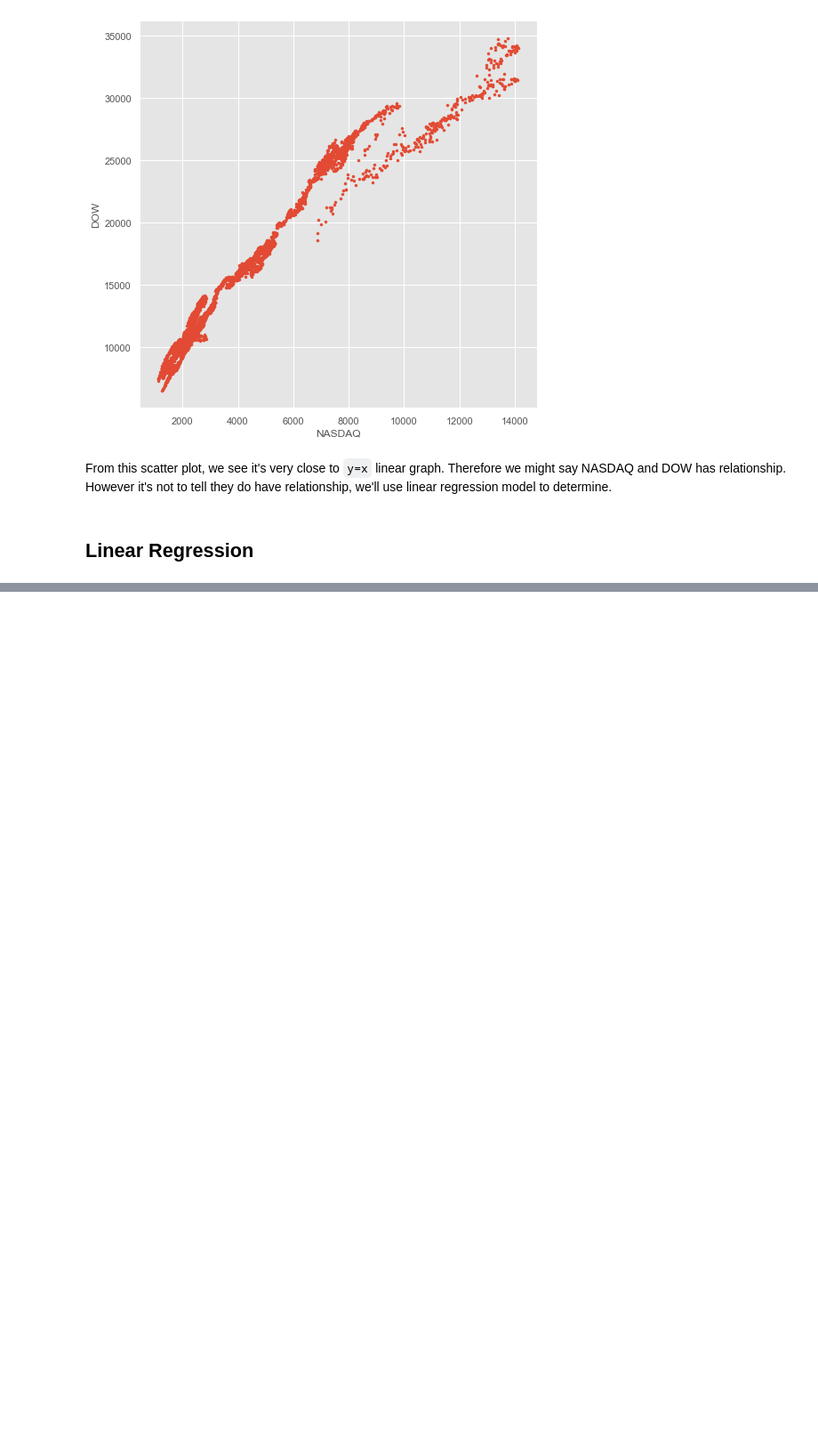
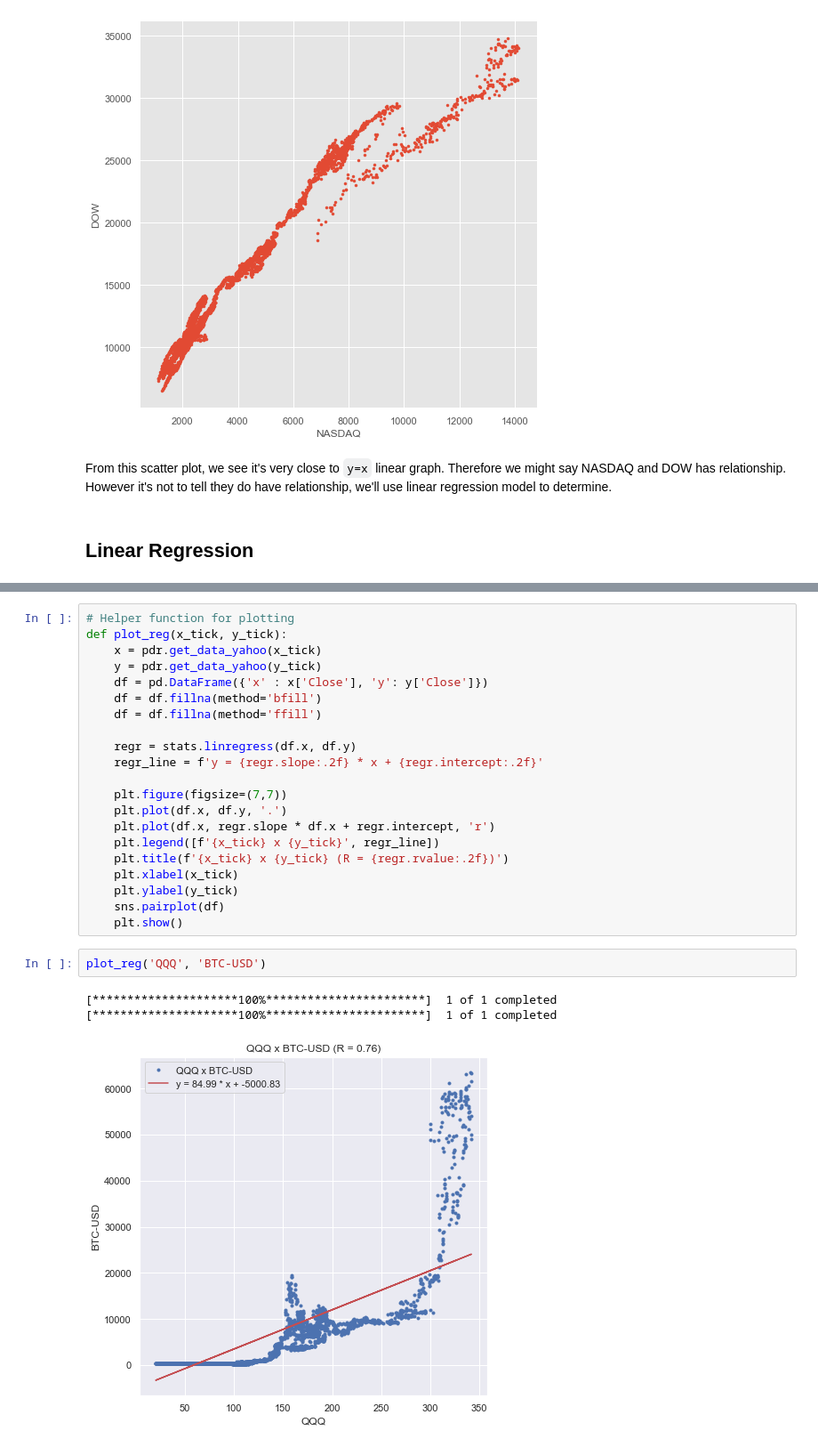
Before and after one commit to Rsych/Finance-Portfolio-Maker, a Jupyter notebook: Financial data analysis with Pandas and Yfinance.ipynb, the cells around one changed output, grey strips where cells are left out. Shown: that part at 89% size. Drawn from its saved outputs; the diff is of its cells as text; blank space fills up the shorter version.

```diff
--- a/Financial data analysis with Pandas and Yfinance.ipynb
+++ b/Financial data analysis with Pandas and Yfinance.ipynb
@@ -266,0 +349,27 @@ From this scatter plot, we see it's very close to `y=x` linear graph. Therefore
+# %%
+# Helper function for plotting
+def plot_reg(x_tick, y_tick):
+    x = pdr.get_data_yahoo(x_tick)
+    y = pdr.get_data_yahoo(y_tick)
+    df = pd.DataFrame({'x' : x['Close'], 'y': y['Close']})
+    df = df.fillna(method='bfill')
+    df = df.fillna(method='ffill')
+
+    regr = stats.linregress(df.x, df.y)
+    regr_line = f'y = {regr.slope:.2f} * x + {regr.intercept:.2f}'
+
+    plt.figure(figsize=(7,7))
+    plt.plot(df.x, df.y, '.')
+    plt.plot(df.x, regr.slope * df.x + regr.intercept, 'r')
+    plt.legend([f'{x_tick} x {y_tick}', regr_line])
+    plt.title(f'{x_tick} x {y_tick} (R = {regr.rvalue:.2f})')
+    plt.xlabel(x_tick)
+    plt.ylabel(y_tick)
+    sns.pairplot(df)
+    plt.show()
+# %%
+plot_reg('QQQ', 'BTC-USD')
+# %% [output]
+[*********************100%***********************]  1 of 1 completed
+[*********************100%***********************]  1 of 1 completed
+[figure, added]
```
Also changed, not shown: parts of 11 cells of this notebook.
